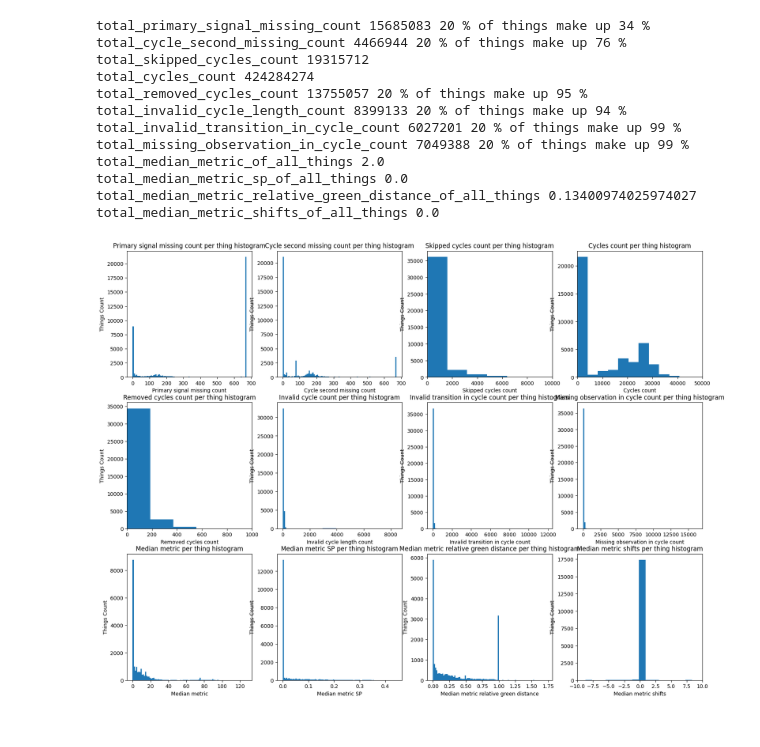
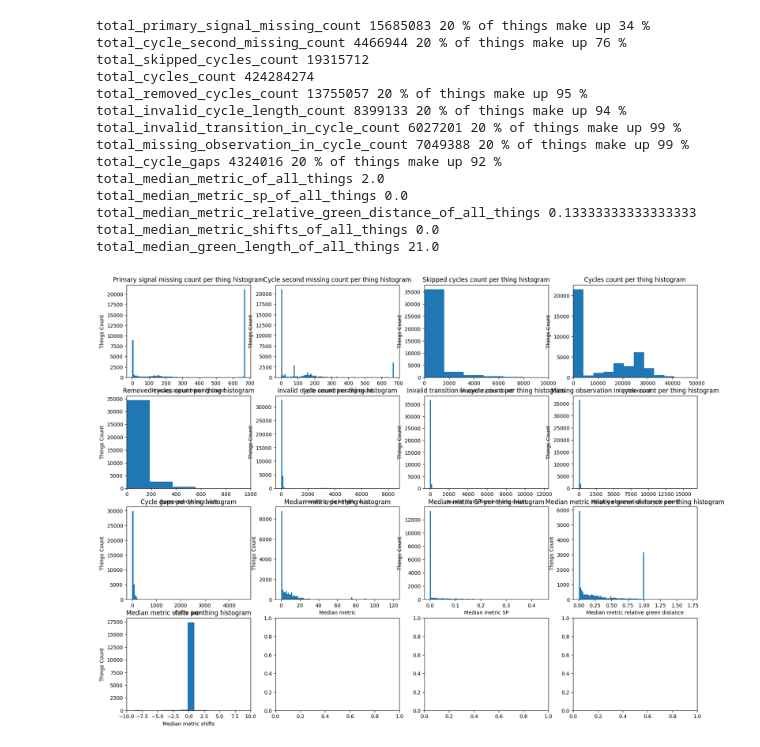
Before and after one commit to priobike/priobike-predictability-study, a Jupyter notebook: studies/db/go_rewrite/notebooks/studies_charts_meta.ipynb, the cells around one changed output. Drawn from its saved outputs; the diff is of its cells as text; code cells hidden in the pictures.

```diff
--- a/studies/db/go_rewrite/notebooks/studies_charts_meta.ipynb
+++ b/studies/db/go_rewrite/notebooks/studies_charts_meta.ipynb
@@ -12,7 +12,7 @@ from os.path import isfile, join
 import collections
 import matplotlib.gridspec as gridspec
 
-with open('processed_things_2023_11_15.json') as f:
+with open('processed_things_2023_11_21_2.json') as f:
     processed_things = json.load(f)
 
 # Stats
@@ -24,6 +24,7 @@ total_removed_cycles_count = 0
 total_invalid_cycle_length_count = 0
 total_invalid_transition_in_cycle_count = 0
 total_missing_observation_in_cycle_count = 0
+total_cycle_gaps = 0
 cycles_counts_per_thing = []
 primary_signal_missing_counts_per_thing = []
 cycle_second_missing_counts_per_thing = []
@@ -32,11 +33,13 @@ removed_cycles_counts_per_thing = []
 invalid_cycle_length_count_per_thing = []
 invalid_transition_in_cycle_count_per_thing = []
 missing_observation_in_cycle_count_per_thing = []
+cycle_gaps_per_thing = []
 
 median_metrics_per_thing = []
 median_metrics_sp_per_thing = []
 median_metrics_relative_green_distance_per_thing = []
 median_metrics_shifts_per_thing = []
+median_green_length_per_thing = []
 
 
 for thing_name, thing in processed_things.items():
@@ -48,6 +51,7 @@ for thing_name, thing in processed_things.items():
     total_invalid_cycle_length_count += thing['TotalInvalidCycleLengthCount']
     total_invalid_transition_in_cycle_count += thing['TotalInvalidCycleTransitionCount']
     total_missing_observation_in_cycle_count += thing['TotalInvalidCycleMissingCount']
+    total_cycle_gaps += thing['GapsBetweenCyclesCount']
 
     primary_signal_missing_counts_per_thing.append(thing['PrimarySignalMissingCount'])
     cycle_second_missing_counts_per_thing.append(thing['CycleSecondMissingCount'])
@@ -57,11 +61,13 @@ for thing_name, thing in processed_things.items():
     invalid_cycle_length_count_per_thing.append(thing['TotalInvalidCycleLengthCount'])
     invalid_transition_in_cycle_count_per_thing.append(thing['TotalInvalidCycleTransitionCount'])
     missing_observation_in_cycle_count_per_thing.append(thing['TotalInvalidCycleMissingCount'])
+    cycle_gaps_per_thing.append(thing['GapsBetweenCyclesCount'])
 
     total_metrics_of_thing = []
     total_metrics_sp_of_thing = []
     total_metrics_relative_green_distance_of_thing = []
     total_metrics_shifts_of_thing = []
+    total_median_green_length_of_thing = []
     for day_idx in range(7):
         for hour_idx in range(24):
             if thing["Metrics"][day_idx][hour_idx] != -1.0:
@@ -72,6 +78,8 @@ for thing_name, thing in processed_things.items():
                 total_metrics_relative_green_distance_of_thing.append(thing["MetricsRelativeGreenDistance"][day_idx][hour_idx])
             if thing["MedianShifts"][day_idx][hour_idx] != -999999:
                 total_metrics_shifts_of_thing.append(thing["MedianShifts"][day_idx][hour_idx])
+            if thing["MedianGreenLengths"][day_idx][hour_idx] != -1:
+                total_median_green_length_of_thing.append(thing["MedianGreenLengths"][day_idx][hour_idx])
     if len(total_metrics_of_thing) > 0:
         median_metrics_per_thing.append(np.median(np.array(total_metrics_of_thing)))
     if len(total_metrics_sp_of_thing) > 0:
@@ -80,6 +88,8 @@ for thing_name, thing in processed_things.items():
         median_metrics_relative_green_distance_per_thing.append(np.median(np.array(total_metrics_relative_green_distance_of_thing)))
     if len(total_metrics_shifts_of_thing) > 0:
         median_metrics_shifts_per_thing.append(np.median(np.array(total_metrics_shifts_of_thing)))
+    if len(total_median_green_length_of_thing) > 0:
+        median_green_length_per_thing.append(np.median(np.array(total_median_green_length_of_thing)))
 
 primary_signal_missing_counts_per_thing.sort(reverse=True)
 cycle_second_missing_counts_per_thing.sort(reverse=True)
@@ -88,6 +98,7 @@ removed_cycles_counts_per_thing.sort(reverse=True)
 invalid_cycle_length_count_per_thing.sort(reverse=True)
 invalid_transition_in_cycle_count_per_thing.sort(reverse=True)
 missing_observation_in_cycle_count_per_thing.sort(reverse=True)
+cycle_gaps_per_thing.sort(reverse=True)
 
 PORTION = 0.2
 
@@ -97,6 +108,7 @@ removed_cycles_counts_per_thing_first_x_percent = removed_cycles_counts_per_thin
 invalid_cycle_length_count_per_thing_first_x_percent = invalid_cycle_length_count_per_thing[:int(len(invalid_cycle_length_count_per_thing) * PORTION)]
 invalid_transition_in_cycle_count_per_thing_first_x_percent = invalid_transition_in_cycle_count_per_thing[:int(len(invalid_transition_in_cycle_count_per_thing) * PORTION)]
 missing_observation_in_cycle_count_per_thing_first_x_percent = missing_observation_in_cycle_count_per_thing[:int(len(missing_observation_in_cycle_count_per_thing) * PORTION)]
+cycle_gaps_per_thing_first_x_percent = cycle_gaps_per_thing[:int(len(cycle_gaps_per_thing) * PORTION)]
 
 primary_signal_missing_counts_per_thing_first_x_percent_sum = sum(primary_signal_missing_counts_per_thing_first_x_percent)
 cycle_second_missing_counts_per_thing_first_x_percent_sum = sum(cycle_second_missing_counts_per_thing_first_x_percent)
@@ -104,6 +116,7 @@ removed_cycles_counts_per_thing_first_x_percent_sum = sum(removed_cycles_counts_
 invalid_cycle_length_count_per_thing_first_x_percent_sum = sum(invalid_cycle_length_count_per_thing_first_x_percent)
 invalid_transition_in_cycle_count_per_thing_first_x_percent_sum = sum(invalid_transition_in_cycle_count_per_thing_first_x_percent)
 missing_observation_in_cycle_count_per_thing_first_x_percent_sum = sum(missing_observation_in_cycle_count_per_thing_first_x_percent)
+cycle_gaps_per_thing_first_x_percent_sum = sum(cycle_gaps_per_thing_first_x_percent)
 
 
 print('total_primary_signal_missing_count', total_primary_signal_missing_count, int(PORTION*100), '% of things make up', int((primary_signal_missing_counts_per_thing_first_x_percent_sum / total_primary_signal_missing_count)*100), '%')
@@ -114,10 +127,12 @@ print('total_removed_cycles_count', total_removed_cycles_count, int(PORTION*100)
 print('total_invalid_cycle_length_count', total_invalid_cycle_length_count, int(PORTION*100),'% of things make up', int((invalid_cycle_length_count_per_thing_first_x_percent_sum / total_invalid_cycle_length_count)*100), '%')
 print('total_invalid_transition_in_cycle_count', total_invalid_transition_in_cycle_count, int(PORTION*100),'% of things make up', int((invalid_transition_in_cycle_count_per_thing_first_x_percent_sum / total_invalid_transition_in_cycle_count)*100), '%')
 print('total_missing_observation_in_cycle_count', total_missing_observation_in_cycle_count, int(PORTION*100),'% of things make up', int((missing_observation_in_cycle_count_per_thing_first_x_percent_sum / total_missing_observation_in_cycle_count)*100), '%')
+print('total_cycle_gaps', total_cycle_gaps, int(PORTION*100),'% of things make up', int((cycle_gaps_per_thing_first_x_percent_sum / total_cycle_gaps)*100), '%')
 print('total_median_metric_of_all_things', np.median(np.array(median_metrics_per_thing)))
 print('total_median_metric_sp_of_all_things', np.median(np.array(median_metrics_sp_per_thing)))
 print('total_median_metric_relative_green_distance_of_all_things', np.median(np.array(median_metrics_relative_green_distance_per_thing)))
 print('total_median_metric_shifts_of_all_things', np.median(np.array(median_metrics_shifts_per_thing)))
+print('total_median_green_length_of_all_things', np.median(np.array(median_green_length_per_thing)))
 
 histogram_data_to_plot = [
     {
@@ -177,6 +192,13 @@ histogram_data_to_plot = [
         "xlim": None,
     },
     {
+        "data": cycle_gaps_per_thing,
+        "title": "Cycle gaps per thing histogram",
+        "xlabel": "Cycle gaps",
+        "ylabel": "Things Count",
+        "xlim": None,
+    },
+    {
         "data": median_metrics_per_thing,
         "title": "Median metric per thing histogram",
         "xlabel": "Median metric",
@@ -210,32 +232,34 @@ number_of_charts = len(histogram_data_to_plot)
 rows = int(number_of_charts / 4) + (1 if number_of_charts % 4 > 0 else 0)
 
 fig, ax = plt.subplots(rows, 4, figsize=(20, 15))
 
 for j in range(ax.shape[0]):
     for i in range(ax.shape[1]):
         index = i + j * ax.shape[1]
         if index >= number_of_charts:
             continue
 
         single_ax = ax[j][i]
         single_ax.hist(histogram_data_to_plot[index]["data"], bins=100)
         single_ax.set_xlabel(histogram_data_to_plot[index]["xlabel"])
         single_ax.set_ylabel(histogram_data_to_plot[index]["ylabel"])
         single_ax.set_title(histogram_data_to_plot[index]["title"])
         if histogram_data_to_plot[index]["xlim"] is not None:
             single_ax.set_xlim(histogram_data_to_plot[index]["xlim"])
         # single_ax.set_yscale('log')
 # %% [output]
 total_primary_signal_missing_count 15685083 20 % of things make up 34 %
 total_cycle_second_missing_count 4466944 20 % of things make up 76 %
 total_skipped_cycles_count 19315712
 total_cycles_count 424284274
 total_removed_cycles_count 13755057 20 % of things make up 95 %
 total_invalid_cycle_length_count 8399133 20 % of things make up 94 %
 total_invalid_transition_in_cycle_count 6027201 20 % of things make up 99 %
 total_missing_observation_in_cycle_count 7049388 20 % of things make up 99 %
+total_cycle_gaps 4324016 20 % of things make up 92 %
 total_median_metric_of_all_things 2.0
 total_median_metric_sp_of_all_things 0.0
-total_median_metric_relative_green_distance_of_all_things 0.13400974025974027
+total_median_metric_relative_green_distance_of_all_things 0.13333333333333333
 total_median_metric_shifts_of_all_things 0.0
+total_median_green_length_of_all_things 21.0
-[figure, old version]
+[figure, new version]
```
Also changed, not shown: 12 other files.
